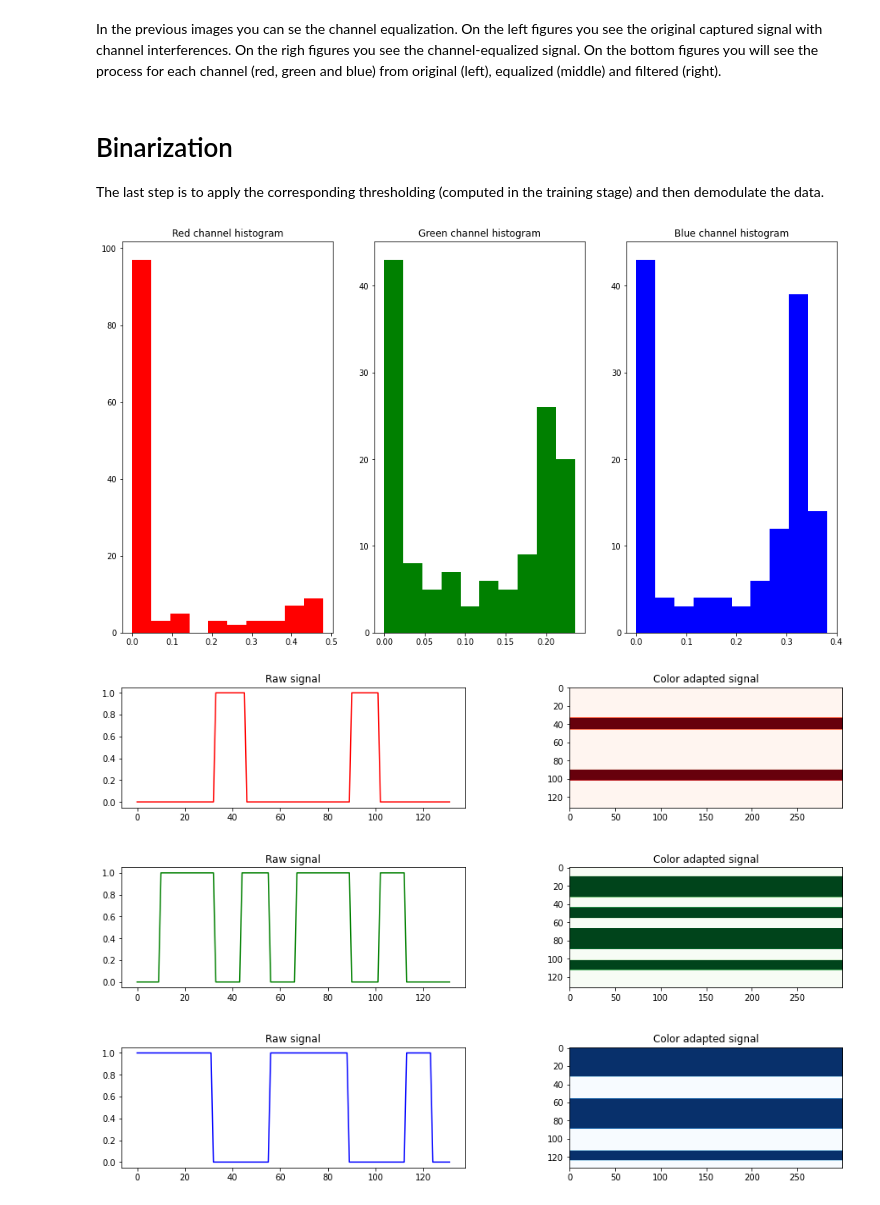
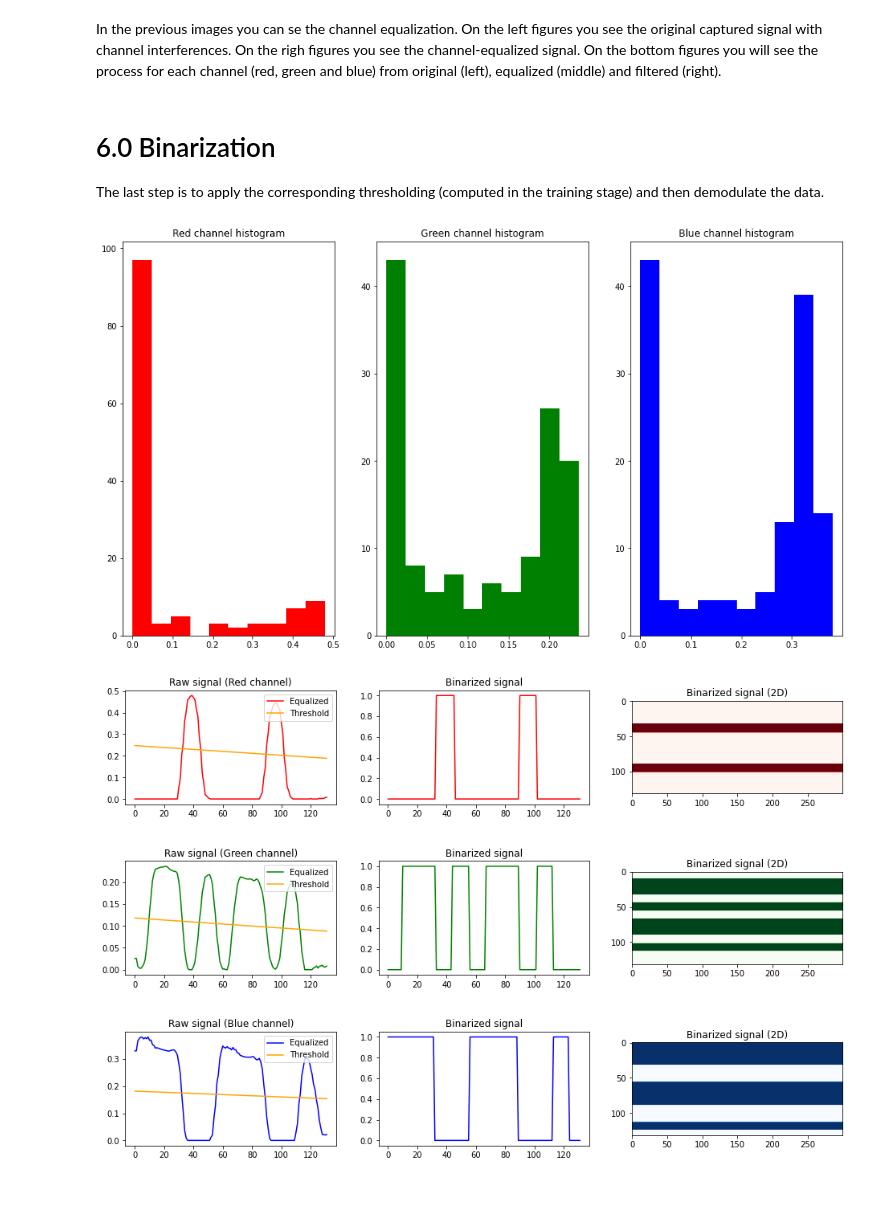
Before and after one commit to herfandinoviutami/Correlation-based-rx-notebook, a Jupyter notebook: occ_trainning.ipynb, the cells around one changed output. Cells and saved outputs as stored; diff of their text form; code cells hidden in the pictures.

```diff
--- a/occ_trainning.ipynb
+++ b/occ_trainning.ipynb
@@ -203,7 +217,7 @@ the incoming packets.
 # %%
 min_val, max_val, min_loc, max_loc = cv2.minMaxLoc(result)
 top_left = max_loc
-h, w, z = template.shape
+h, w, z = detection_template.shape
 bottom_right = (top_left[0] + w, top_left[1] + h)
 roi= np.array((top_left, bottom_right))
 
@@ -288,24 +302,24 @@ greenCalibrationMeasurements += 0.0005
 blueCalibrationMeasurements += 0.0005
 
 # Template used for packet detection.
-packetTemplate = generateROIDetectionTemplate(rowHeight = 11,
+calibration_template = generateROIDetectionTemplate(rowHeight = 11,
                                               columnHeight = 20,
                                               numberOfRows = 5,
                                               numberOfRepetitions = 1)
 
 fig, calAx = plt.subplots(calibrationMaxIterations+1,3)
 
-for calibrationIteration in range(1,calibrationMaxIterations+1):
+for calibrationIteration in range(0,calibrationMaxIterations+1):
     status, frame = video.read()
     frame = frame.astype(np.float32)/255.0
     # Mask ROI
     roiFrame = frame[roi[0][1]:roi[1][1],roi[0][0]:roi[1][0],:].copy()
     # Look for packet template
-    result = cv2.matchTemplate(roiFrame,packetTemplate,method)
+    result = cv2.matchTemplate(roiFrame,calibration_template,method)
     min_val, max_val, min_loc, max_loc = cv2.minMaxLoc(result)
     topRow = max_loc[1]
     topColumn = max_loc[0]
-    h, columnHeight, z = packetTemplate.shape
+    h, columnHeight, z = calibration_template.shape
 
     startingRow = rowHeight//2-rowHeight//2//3 + topRow
     endingRow = rowHeight//2+rowHeight//2//3 + topRow
@@ -353,16 +367,16 @@ As you can see, thanks to the beacon is travelling, the receiver detects more po
 
 Highlight that for learning purposes the traveling speed is very low between frames. The ideal case would be a faster speed increasing the probability of detecting a new beacon in different places, making more uniform the detected channel values along the ROI.
 # %%
-def polinomialFitting(calibrationMeasurements):
+def polinomialFitting(calibrationMeasurements, ord=1):
 
     x = np.arange(len(calibrationMeasurements))
     idx0 = np.greater(calibrationMeasurements[:,0],0.0005)
     idx1 = np.greater(calibrationMeasurements[:,1],0.0005)
     idx2 = np.greater(calibrationMeasurements[:,2],0.0005)
 
-    greenFitting = np.polyfit(x[idx1], calibrationMeasurements[idx1,1], 1)
-    blueFitting = np.polyfit(x[idx2], calibrationMeasurements[idx2,2], 1)
-    redFitting = np.polyfit(x[idx0], calibrationMeasurements[idx0,0], 1)
+    greenFitting = np.polyfit(x[idx1], calibrationMeasurements[idx1,1], ord)
+    blueFitting = np.polyfit(x[idx2], calibrationMeasurements[idx2,2], ord)
+    redFitting = np.polyfit(x[idx0], calibrationMeasurements[idx0,0], ord)
 
     greenFitter = np.poly1d(greenFitting)
     blueFitter = np.poly1d(blueFitting)
@@ -512,52 +561,64 @@ plt.show()
 In the previous images you can se the channel equalization. On the left figures you see the original captured signal with channel interferences. On the righ figures you see the channel-equalized signal.
 On the bottom figures you will see the process for each channel (red, green and blue) from original (left), equalized (middle) and filtered (right).
 # %% [markdown]
-# Binarization
+# 6.0 Binarization
 The last step is to apply the corresponding thresholding (computed in the training stage) and then demodulate the data.
 # %%
 binarizeSignal = 0
 signal = colorAdaptedSignalFiltered.copy()
 numberOfSamples = len(signal)
 
 redChannel = np.zeros(numberOfSamples).reshape(numberOfSamples,1)
 greenChannel = np.zeros(numberOfSamples).reshape(numberOfSamples,1)
 blueChannel = np.zeros(numberOfSamples).reshape(numberOfSamples,1)
 
 fig, histAx = plt.subplots(1,3)
 histAx[0].title.set_text('Red channel histogram')
 histAx[0].hist(signal[:,0], bins=10, color='r')
 histAx[1].title.set_text('Green channel histogram')
 histAx[1].hist(signal[:,1], bins=10, color='g')
 histAx[2].title.set_text('Blue channel histogram')
 histAx[2].hist(signal[:,2], bins=10, color='b')
 
 redChannel[np.less(spatialThresholding[:,0]/2,signal[:,0], where=True)] = 1.0
 greenChannel[np.less(spatialThresholding[:,1]/2,signal[:,1], where=True)] = 1.0
 blueChannel[np.less(spatialThresholding[:,2]/2,signal[:,2], where=True)] = 1.0
 
 binarizeSignal = np.concatenate((redChannel,greenChannel,blueChannel),axis=1)
 
 binarizedSignalPlot = binarizeSignal.copy()
 binarizedSignalPlot = np.expand_dims(binarizedSignalPlot, axis=1)
 binarizedSignalPlot = np.repeat(binarizedSignalPlot, 300, axis=1)
 
-fig, colorAdaptedPlotAx = plt.subplots(3,2)
-colorAdaptedPlotAx[0,0].title.set_text('Raw signal')
-colorAdaptedPlotAx[0,0].plot(redChannel,c='r')
-colorAdaptedPlotAx[0,1].title.set_text('Color adapted signal')
-colorAdaptedPlotAx[0,1].imshow(binarizedSignalPlot[:,:,0], cmap='Reds')
-colorAdaptedPlotAx[1,0].title.set_text('Raw signal')
-colorAdaptedPlotAx[1,0].plot(greenChannel,c='g')
-colorAdaptedPlotAx[1,1].title.set_text('Color adapted signal')
-colorAdaptedPlotAx[1,1].imshow(binarizedSignalPlot[:,:,1], cmap='Greens')
-colorAdaptedPlotAx[2,0].title.set_text('Raw signal')
-colorAdaptedPlotAx[2,0].plot(blueChannel,c='b')
-colorAdaptedPlotAx[2,1].title.set_text('Color adapted signal')
-colorAdaptedPlotAx[2,1].imshow(binarizedSignalPlot[:,:,2], cmap='Blues')
+fig, colorAdaptedPlotAx = plt.subplots(3,3)
+colorAdaptedPlotAx[0,0].title.set_text('Raw signal (Red channel)')
+colorAdaptedPlotAx[0,0].plot(colorAdaptedSignalFiltered[:,0],c='r',label='Equalized')
+colorAdaptedPlotAx[0,0].plot(spatialThresholding[:,0]/2,c='orange',label='Threshold')
+colorAdaptedPlotAx[0,0].legend(loc='upper right')
+colorAdaptedPlotAx[0,1].title.set_text('Binarized signal')
+colorAdaptedPlotAx[0,1].plot(redChannel,c='r')
+colorAdaptedPlotAx[0,2].title.set_text('Binarized signal (2D)')
+colorAdaptedPlotAx[0,2].imshow(binarizedSignalPlot[:,:,0], cmap='Reds')
+colorAdaptedPlotAx[1,0].title.set_text('Raw signal (Green channel)')
+colorAdaptedPlotAx[1,0].plot(colorAdaptedSignalFiltered[:,1],c='g',label='Equalized')
+colorAdaptedPlotAx[1,0].plot(spatialThresholding[:,1]/2,c='orange',label='Threshold')
+colorAdaptedPlotAx[1,0].legend(loc='upper right')
+colorAdaptedPlotAx[1,1].title.set_text('Binarized signal')
+colorAdaptedPlotAx[1,1].plot(greenChannel,c='g')
+colorAdaptedPlotAx[1,2].title.set_text('Binarized signal (2D)')
+colorAdaptedPlotAx[1,2].imshow(binarizedSignalPlot[:,:,1], cmap='Greens')
+colorAdaptedPlotAx[2,0].title.set_text('Raw signal (Blue channel)')
+colorAdaptedPlotAx[2,0].plot(colorAdaptedSignalFiltered[:,2],c='b',label='Equalized')
+colorAdaptedPlotAx[2,0].plot(spatialThresholding[:,2]/2,c='orange',label='Threshold')
+colorAdaptedPlotAx[2,0].legend(loc='upper right')
+colorAdaptedPlotAx[2,1].title.set_text('Binarized signal')
+colorAdaptedPlotAx[2,1].plot(blueChannel,c='b')
+colorAdaptedPlotAx[2,2].title.set_text('Binarized signal (2D)')
+colorAdaptedPlotAx[2,2].imshow(binarizedSignalPlot[:,:,2], cmap='Blues')
 
 plt.subplots_adjust(top=1,hspace=0.5)
 plt.show()
 # %% [output]
-[figure, old version]
+[figure, new version]
-[figure, old version]
+[figure, new version]
 # %% [markdown]
```
Also changed, not shown: parts of 34 cells of this notebook.
